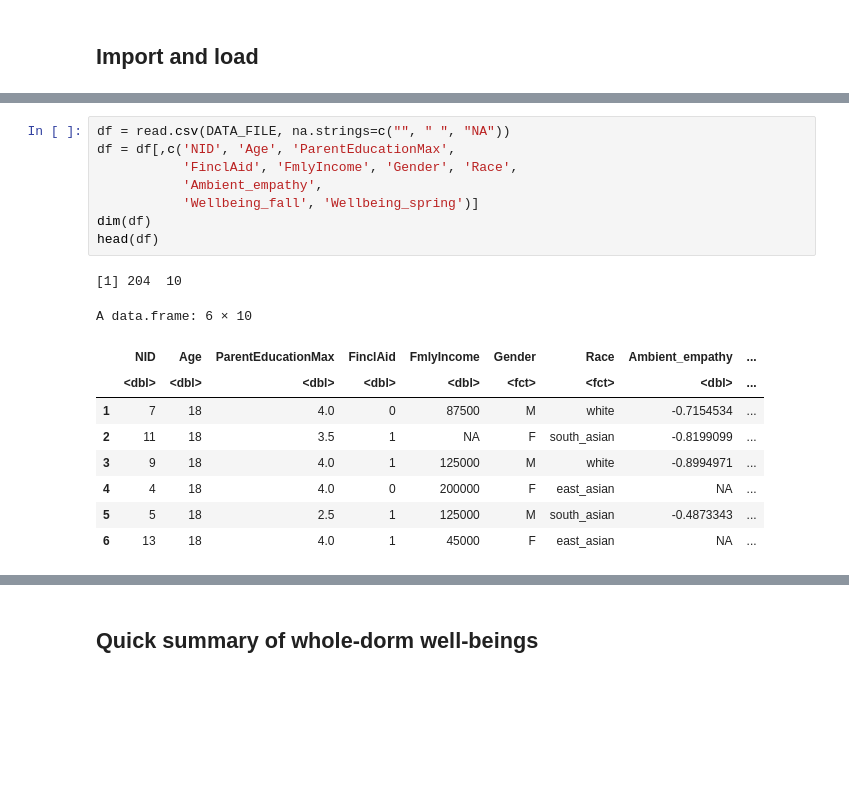
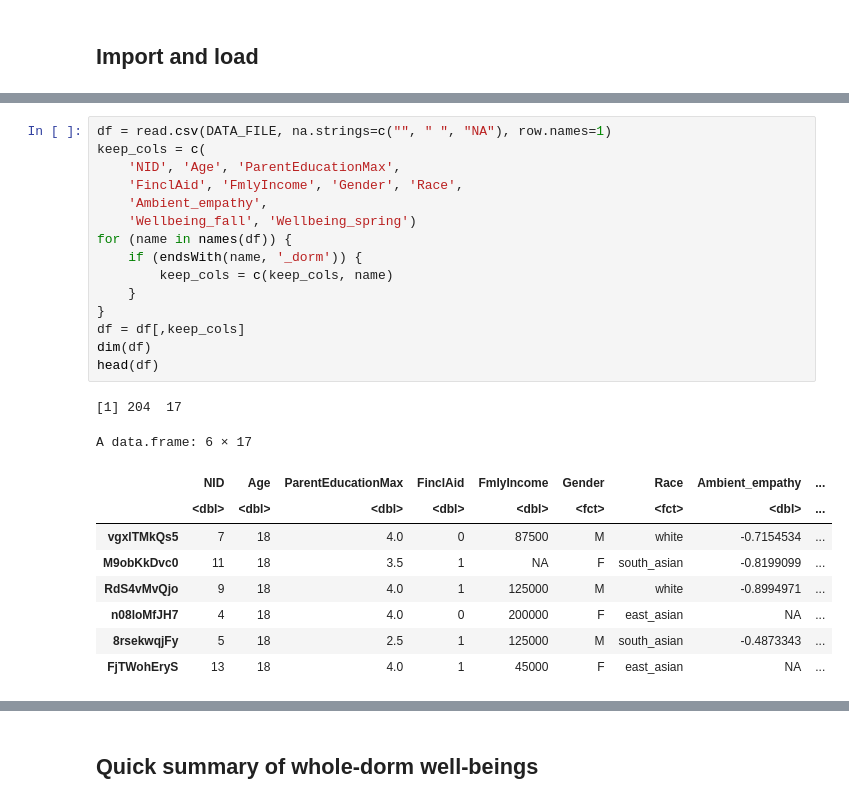
Before and after one commit to snlstanford/Communities-Project, a Jupyter notebook: analysis/2018/Analysis - Does your dorm matter? In R.ipynb, the cells around one changed output, grey strips where cells are left out. Cells and saved outputs as stored; diff of their text form; blank space fills up the shorter version.

Commit message:
Update 2018 dorm analysis to consider dorm-wide covariates like average well-being

```diff
--- a/analysis/2018/Analysis - Does your dorm matter? In R.ipynb
+++ b/analysis/2018/Analysis - Does your dorm matter? In R.ipynb
@@ -42,22 +60,29 @@ options(width=200)
 # %%
-df = read.csv(DATA_FILE, na.strings=c("", " ", "NA"))
-df = df[,c('NID', 'Age', 'ParentEducationMax',
-           'FinclAid', 'FmlyIncome', 'Gender', 'Race',
-           'Ambient_empathy',
-           'Wellbeing_fall', 'Wellbeing_spring')]
+df = read.csv(DATA_FILE, na.strings=c("", " ", "NA"), row.names=1)
+keep_cols = c(
+    'NID', 'Age', 'ParentEducationMax',
+    'FinclAid', 'FmlyIncome', 'Gender', 'Race',
+    'Ambient_empathy',
+    'Wellbeing_fall', 'Wellbeing_spring')
+for (name in names(df)) {
+    if (endsWith(name, '_dorm')) {
+        keep_cols = c(keep_cols, name)
+    }
+}
+df = df[,keep_cols]
 dim(df)
 head(df)
 # %% [output]
-[1] 204  10
+[1] 204  17
-A data.frame: 6 × 10
+A data.frame: 6 × 17
 |  | NID | Age | ParentEducationMax | FinclAid | FmlyIncome | Gender | Race | Ambient_empathy | ... |
 |  | <dbl> | <dbl> | <dbl> | <dbl> | <dbl> | <fct> | <fct> | <dbl> | ... |
-| 1 | 7 | 18 | 4.0 | 0 | 87500 | M | white | -0.7154534 | ... |
-| 2 | 11 | 18 | 3.5 | 1 | NA | F | south_asian | -0.8199099 | ... |
-| 3 | 9 | 18 | 4.0 | 1 | 125000 | M | white | -0.8994971 | ... |
-| 4 | 4 | 18 | 4.0 | 0 | 200000 | F | east_asian | NA | ... |
-| 5 | 5 | 18 | 2.5 | 1 | 125000 | M | south_asian | -0.4873343 | ... |
-| 6 | 13 | 18 | 4.0 | 1 | 45000 | F | east_asian | NA | ... |
+| vgxlTMkQs5 | 7 | 18 | 4.0 | 0 | 87500 | M | white | -0.7154534 | ... |
+| M9obKkDvc0 | 11 | 18 | 3.5 | 1 | NA | F | south_asian | -0.8199099 | ... |
+| RdS4vMvQjo | 9 | 18 | 4.0 | 1 | 125000 | M | white | -0.8994971 | ... |
+| n08loMfJH7 | 4 | 18 | 4.0 | 0 | 200000 | F | east_asian | NA | ... |
+| 8rsekwqjFy | 5 | 18 | 2.5 | 1 | 125000 | M | south_asian | -0.4873343 | ... |
+| FjTWohEryS | 13 | 18 | 4.0 | 1 | 45000 | F | east_asian | NA | ... |
 # %%
 if (IMPUTE_MISSING) {
     print("Imputing missing values")
```
Also changed, not shown: parts of 16 cells of this notebook.
